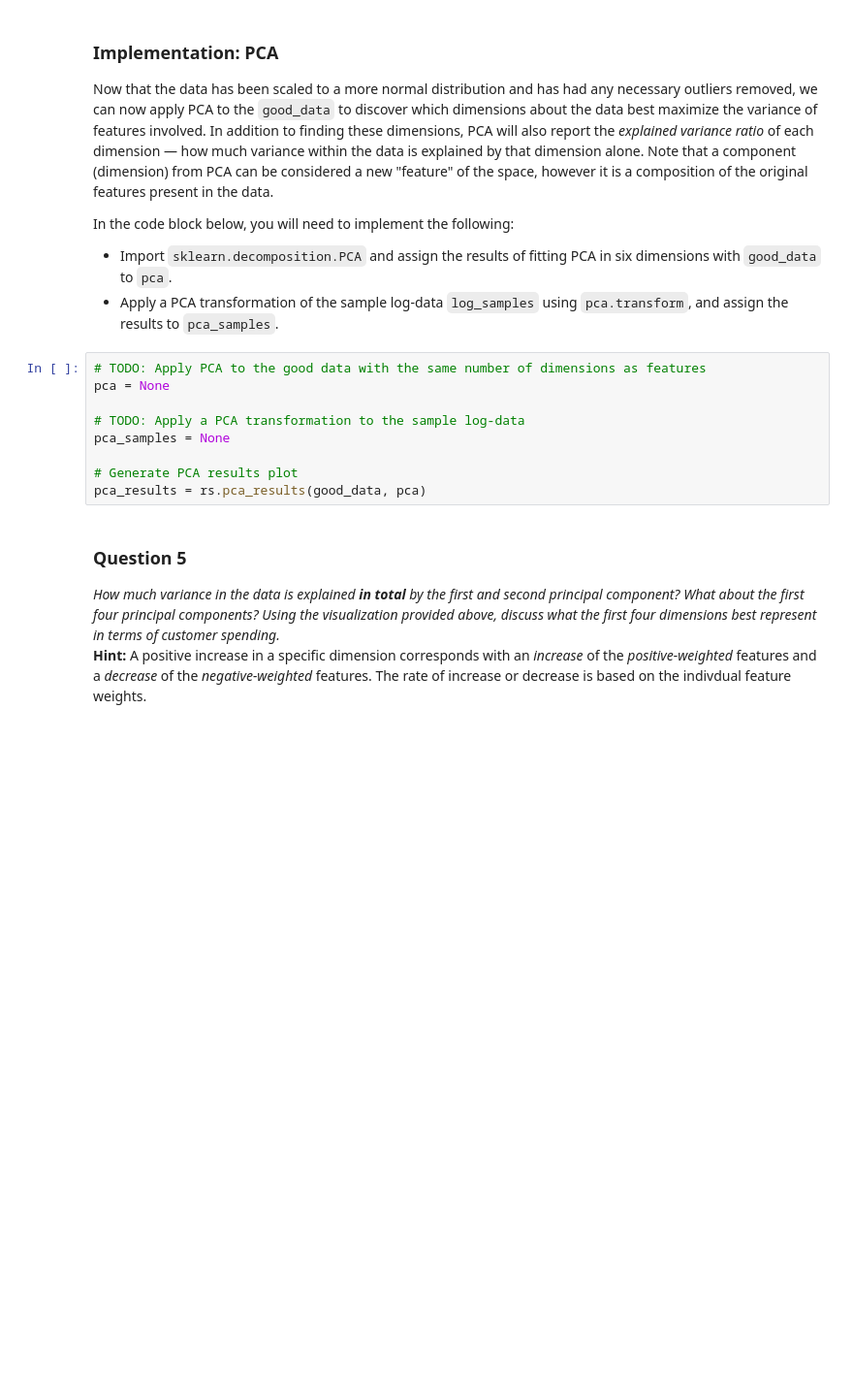
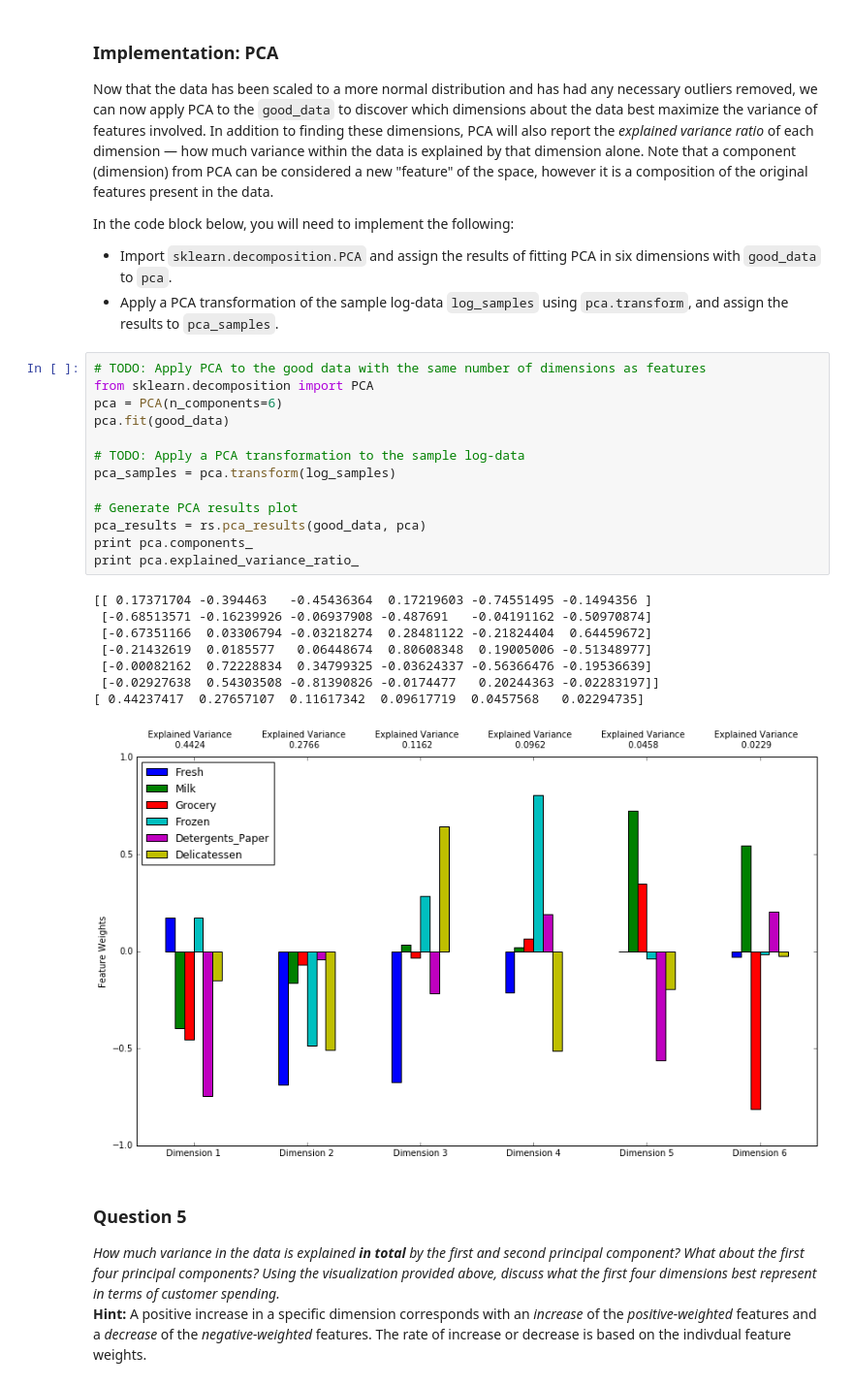
Before and after one commit to hello2all/machine-learning, a Jupyter notebook: projects/creating_customer_segments/customer_segments.ipynb, the cells around one changed output. Shown at 97% size. Cells and saved outputs as stored; diff of their text form; blank space fills up the shorter version.

```diff
--- a/projects/creating_customer_segments/customer_segments.ipynb
+++ b/projects/creating_customer_segments/customer_segments.ipynb
@@ -276,13 +276,26 @@ In the code block below, you will need to implement the following:
  - Apply a PCA transformation of the sample log-data `log_samples` using `pca.transform`, and assign the results to `pca_samples`.
 # %%
 # TODO: Apply PCA to the good data with the same number of dimensions as features
-pca = None
+from sklearn.decomposition import PCA
+pca = PCA(n_components=6)
+pca.fit(good_data)
 
 # TODO: Apply a PCA transformation to the sample log-data
-pca_samples = None
+pca_samples = pca.transform(log_samples)
 
 # Generate PCA results plot
 pca_results = rs.pca_results(good_data, pca)
+print pca.components_
+print pca.explained_variance_ratio_
+# %% [output]
+[[ 0.17371704 -0.394463   -0.45436364  0.17219603 -0.74551495 -0.1494356 ]
+ [-0.68513571 -0.16239926 -0.06937908 -0.487691   -0.04191162 -0.50970874]
+ [-0.67351166  0.03306794 -0.03218274  0.28481122 -0.21824404  0.64459672]
+ [-0.21432619  0.0185577   0.06448674  0.80608348  0.19005006 -0.51348977]
+ [-0.00082162  0.72228834  0.34799325 -0.03624337 -0.56366476 -0.19536639]
+ [-0.02927638  0.54303508 -0.81390826 -0.0174477   0.20244363 -0.02283197]]
+[ 0.44237417  0.27657107  0.11617342  0.09617719  0.0457568   0.02294735]
+[figure, added]
 # %% [markdown]
 ### Question 5
 *How much variance in the data is explained* ***in total*** *by the first and second principal component? What about the first four principal components? Using the visualization provided above, discuss what the first four dimensions best represent in terms of customer spending.*
```
Also changed, not shown: parts of 12 cells of this notebook.
